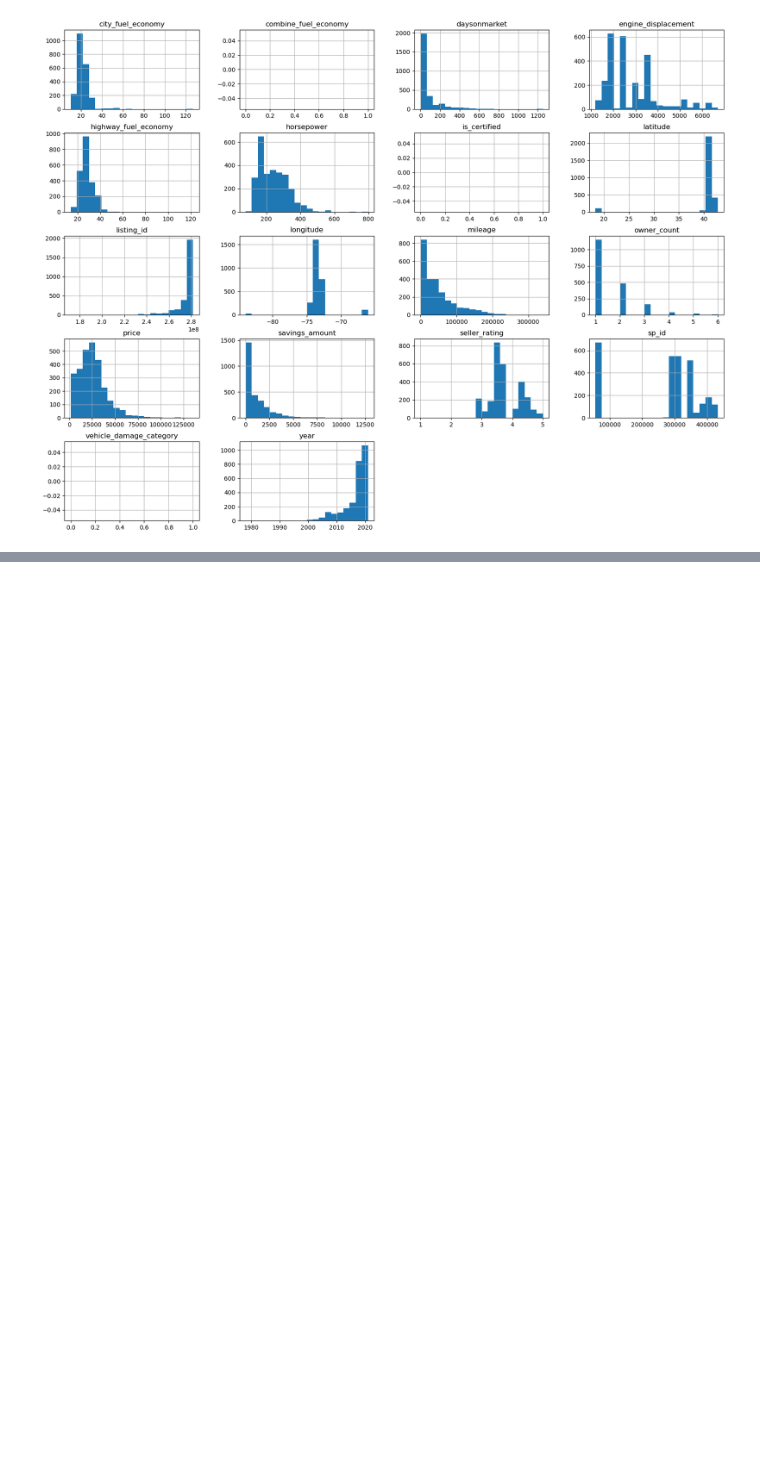
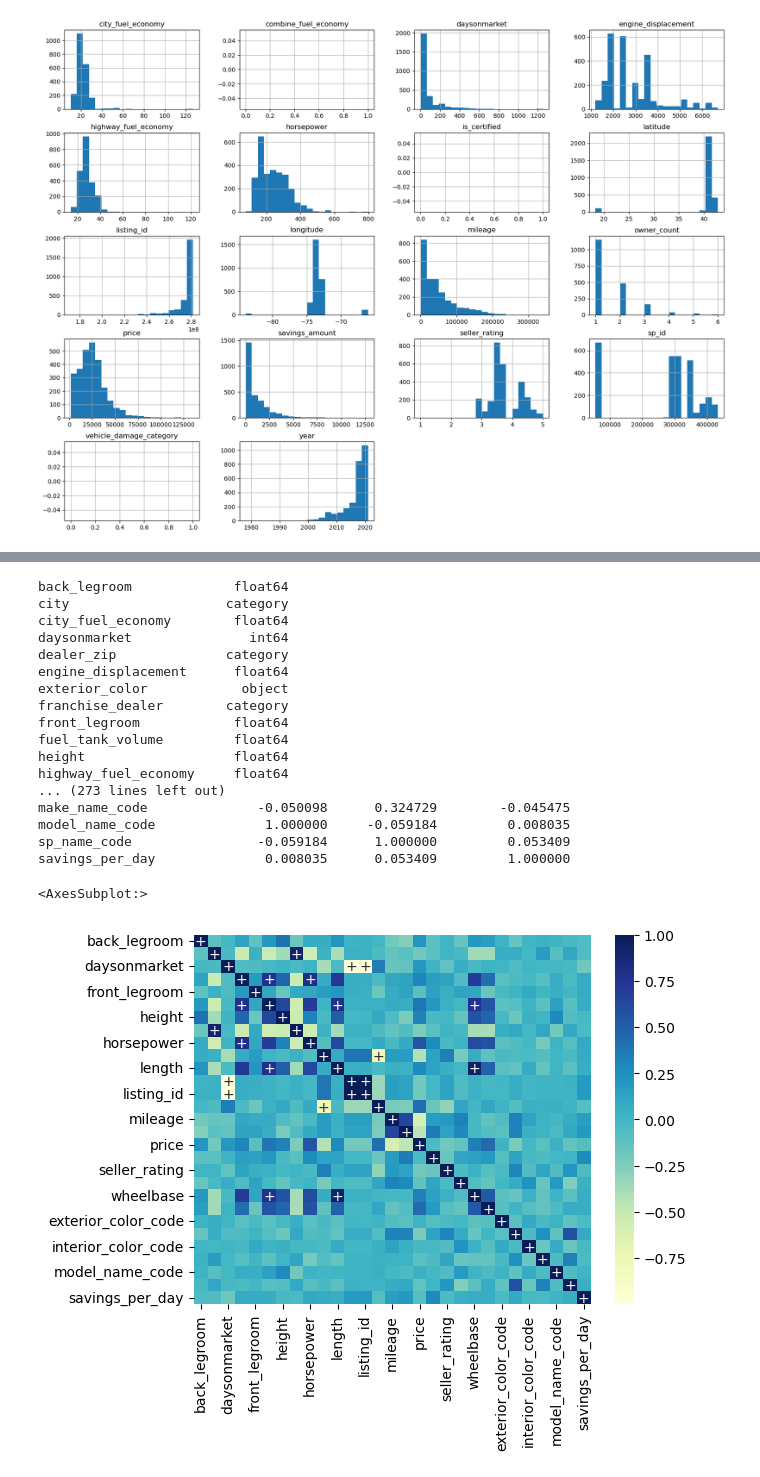
Before and after one commit to ekuginyte/Cars-Predictions-_PYTHON, a Jupyter notebook: Project-1.ipynb, the cells around one changed output, grey strips where cells are left out. Drawn from its saved outputs; the diff is of its cells as text; code cells hidden in the pictures; blank space fills up the shorter version.

```diff
--- a/Project-1.ipynb
+++ b/Project-1.ipynb
@@ -246,0 +310,56 @@ cars.drop(columns_to_drop, axis=1, inplace=True)
+# %%
+################################################################################
+############################## ADD EXTRA VARIABLES #############################
+################################################################################
+
+# Add an extra variable savings_per_day
+cars["savings_per_day"] = np.where(cars["daysonmarket"] == 0, 0, cars["savings_amount"] / cars["daysonmarket"])
+# %%
+################################################################################
+################################ CORRELATION ###################################
+################################################################################
+
+# Check which columns will be taken in for correlation function
+print(cars.dtypes)
+# Check for correlation in the data.
+# Calculate the Pearson correlation coefficients for all covariates.
+cor = cars.corr()
+# Print the correlation coefficients
+print(cor)
+
+### custom_annotave - Custom annotating function.
+#   INPUT:
+#                     value - value of correlation to be highlighted;
+#                     symbol - symbol to be used to highlight the values.
+#   OUTPUT:
+#
+def custom_annotate(value, symbol = "+"):
+    if abs(value) >= 0.75:
+        return symbol
+    return ""
+
+# Apply the custom annotating function to correlation data
+annot = np.vectorize(custom_annotate)(cor)
+
+# Plot the heatmap of correlations between variables
+sns.heatmap(cor, annot = annot, fmt = "", cmap = "YlGnBu")
+# %% [output]
+back_legroom             float64
+city                    category
+city_fuel_economy        float64
+daysonmarket               int64
+dealer_zip              category
+engine_displacement      float64
+exterior_color            object
+franchise_dealer        category
+front_legroom            float64
+fuel_tank_volume         float64
+height                   float64
+highway_fuel_economy     float64
+... (273 lines left out)
+make_name_code              -0.050098      0.324729        -0.045475
+model_name_code              1.000000     -0.059184         0.008035
+sp_name_code                -0.059184      1.000000         0.053409
+savings_per_day              0.008035      0.053409         1.000000
+<AxesSubplot:>
+[figure, added]
```
Also changed, not shown: parts of 14 cells of this notebook, 2 other files.
